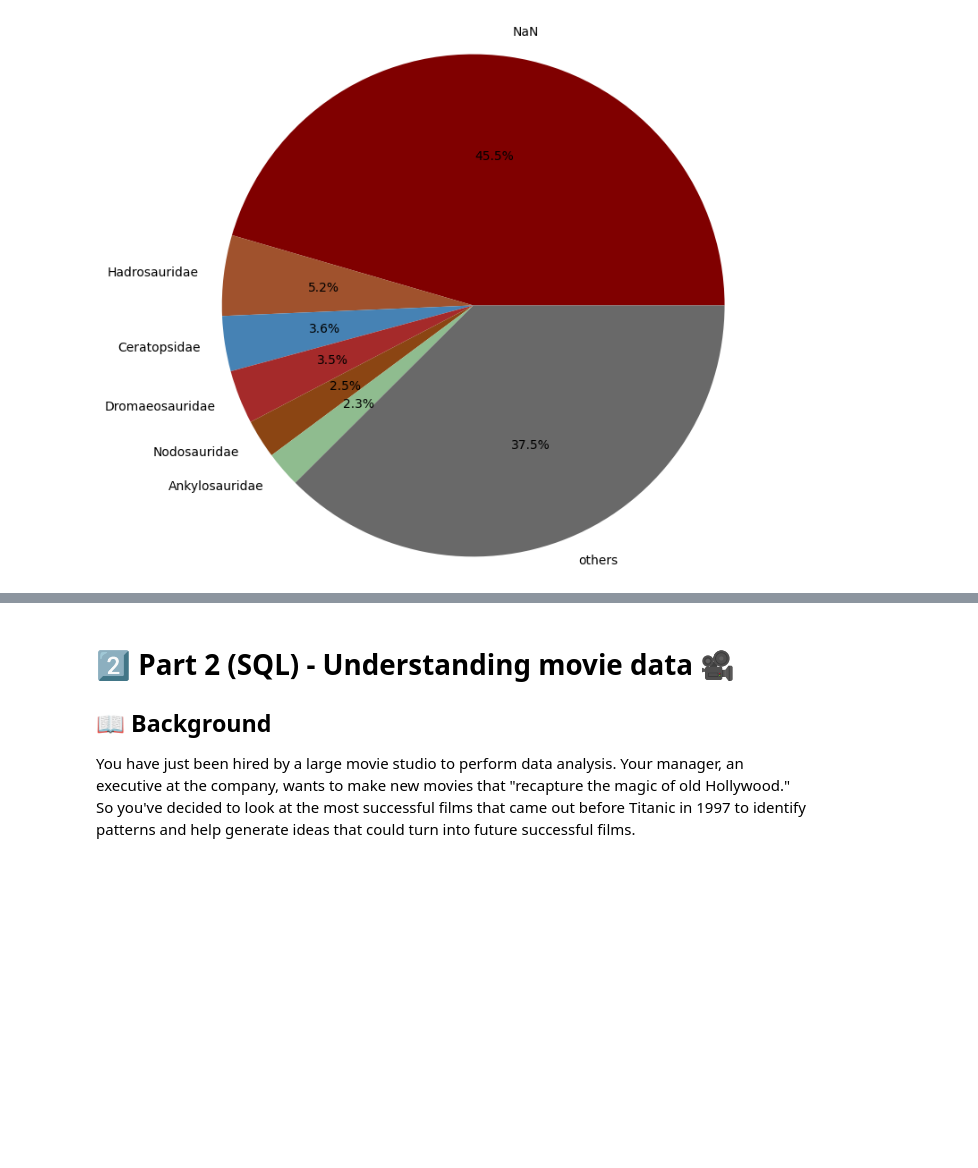
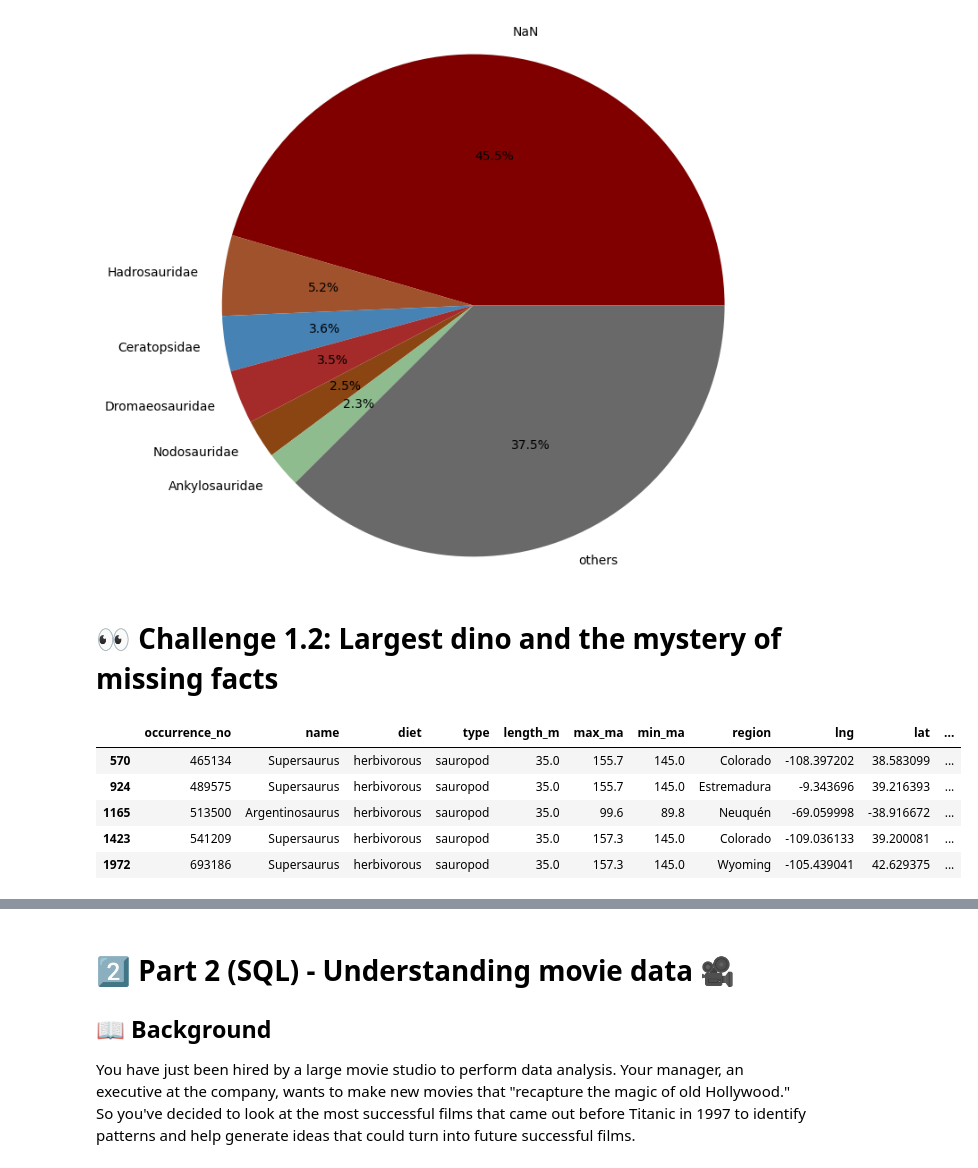
Before and after one commit to Mustafa-raja/DataCamp, a Jupyter notebook: Part 1 (Python) - Dinosaur data 🦕/notebook (2).ipynb, the cells around one changed output, grey strips where cells are left out. Cells and saved outputs as stored; diff of their text form; code cells hidden in the pictures; blank space fills up the shorter version.

Commit message:
Battle of the largest dinos

```diff
--- a/Part 1 (Python) - Dinosaur data 🦕/notebook (2).ipynb
+++ b/Part 1 (Python) - Dinosaur data 🦕/notebook (2).ipynb
@@ -191,3 +191,19 @@ This pie chart reveals a surprising truth about the dino dominance. While "Hadro
 Additionally, the top 5 families with unique dinosaur names collectively represent 17.4% of the named species in our dataset, while the remaining 37.5% of names are distributed across a staggering 70  ...
 [figure]
 [figure]
+# %% [markdown]
+# 👀 Challenge 1.2: Largest dino and the mystery of missing facts
+# %%
+import pandas as pd
+import numpy as np
+#Will be back soon to uncover this chapter
+dinosaurs = pd.read_csv('data/dinosaurs.csv')
+maxLength = dinosaurs['length_m'].max()
+dinosaurs.loc[dinosaurs['length_m'] == maxLength]
+# %% [output]
+|  | occurrence_no | name | diet | type | length_m | max_ma | min_ma | region | lng | lat | ... |
+| 570 | 465134 | Supersaurus | herbivorous | sauropod | 35.0 | 155.7 | 145.0 | Colorado | -108.397202 | 38.583099 | ... |
+| 924 | 489575 | Supersaurus | herbivorous | sauropod | 35.0 | 155.7 | 145.0 | Estremadura | -9.343696 | 39.216393 | ... |
+| 1165 | 513500 | Argentinosaurus | herbivorous | sauropod | 35.0 | 99.6 | 89.8 | Neuquén | -69.059998 | -38.916672 | ... |
+| 1423 | 541209 | Supersaurus | herbivorous | sauropod | 35.0 | 157.3 | 145.0 | Colorado | -109.036133 | 39.200081 | ... |
+| 1972 | 693186 | Supersaurus | herbivorous | sauropod | 35.0 | 157.3 | 145.0 | Wyoming | -105.439041 | 42.629375 | ... |
```
Also changed, not shown: parts of 1 cell of this notebook.
